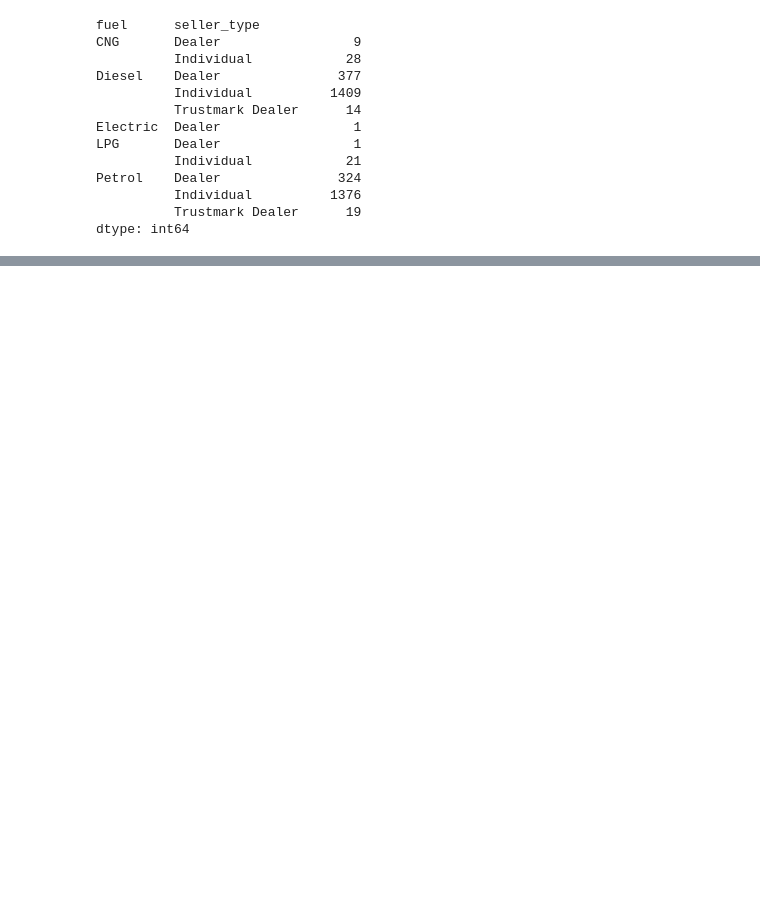
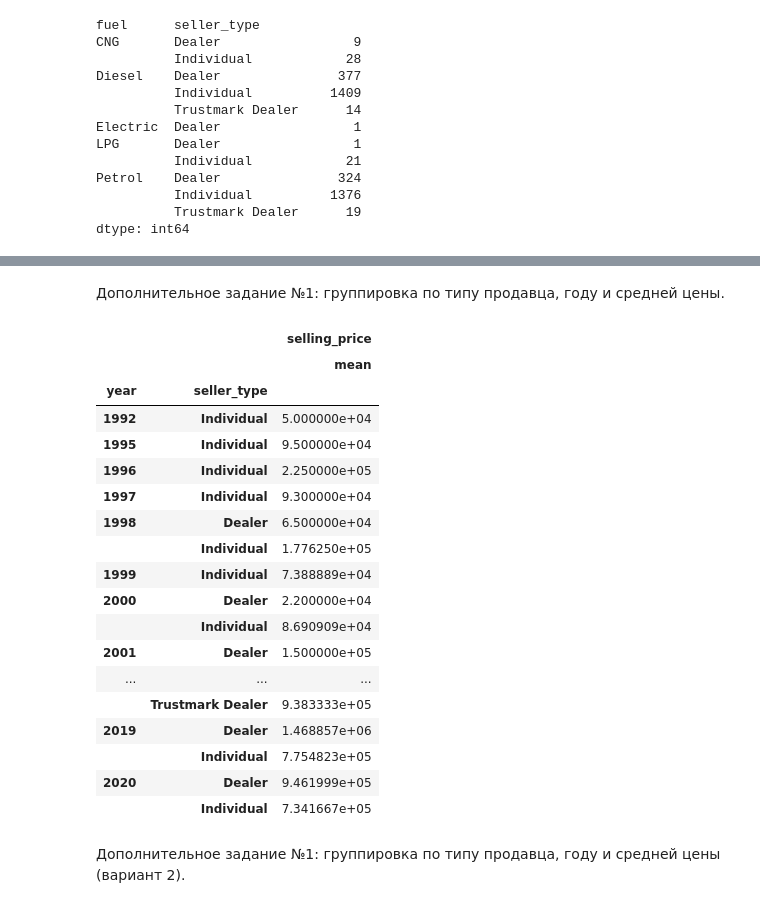
Before and after one commit to anaviel/VAD_lab1, a Jupyter notebook: ЛР1 _Маркова_14.ipynb, the cells around one changed output, grey strips where cells are left out. Drawn from its saved outputs; the diff is of its cells as text; code cells hidden in the pictures; blank space fills up the shorter version.

```diff
--- a/ЛР1 _Маркова_14.ipynb
+++ b/ЛР1 _Маркова_14.ipynb
@@ -276,0 +271,27 @@ Trustmark Dealer             NaN          NaN
+# %% [markdown]
+Дополнительное задание №1: группировка по типу продавца, году и средней цены.
+# %%
+grouped_year_seller = df.groupby(['year', 'seller_type']).agg({'selling_price': ['mean']})
+display(grouped_year_seller)
+# %% [output]
+|  |  | selling_price |
+|  |  | mean |
+| year | seller_type |  |
+| 1992 | Individual | 5.000000e+04 |
+| 1995 | Individual | 9.500000e+04 |
+| 1996 | Individual | 2.250000e+05 |
+| 1997 | Individual | 9.300000e+04 |
+| 1998 | Dealer | 6.500000e+04 |
+|  | Individual | 1.776250e+05 |
+| 1999 | Individual | 7.388889e+04 |
+| 2000 | Dealer | 2.200000e+04 |
+|  | Individual | 8.690909e+04 |
+| 2001 | Dealer | 1.500000e+05 |
+| ... | ... | ... |
+|  | Trustmark Dealer | 9.383333e+05 |
+| 2019 | Dealer | 1.468857e+06 |
+|  | Individual | 7.754823e+05 |
+| 2020 | Dealer | 9.461999e+05 |
+|  | Individual | 7.341667e+05 |
+# %% [markdown]
+Дополнительное задание №1: группировка по типу продавца, году и средней цены (вариант 2).
```
Also changed, not shown: parts of 32 cells of this notebook.
